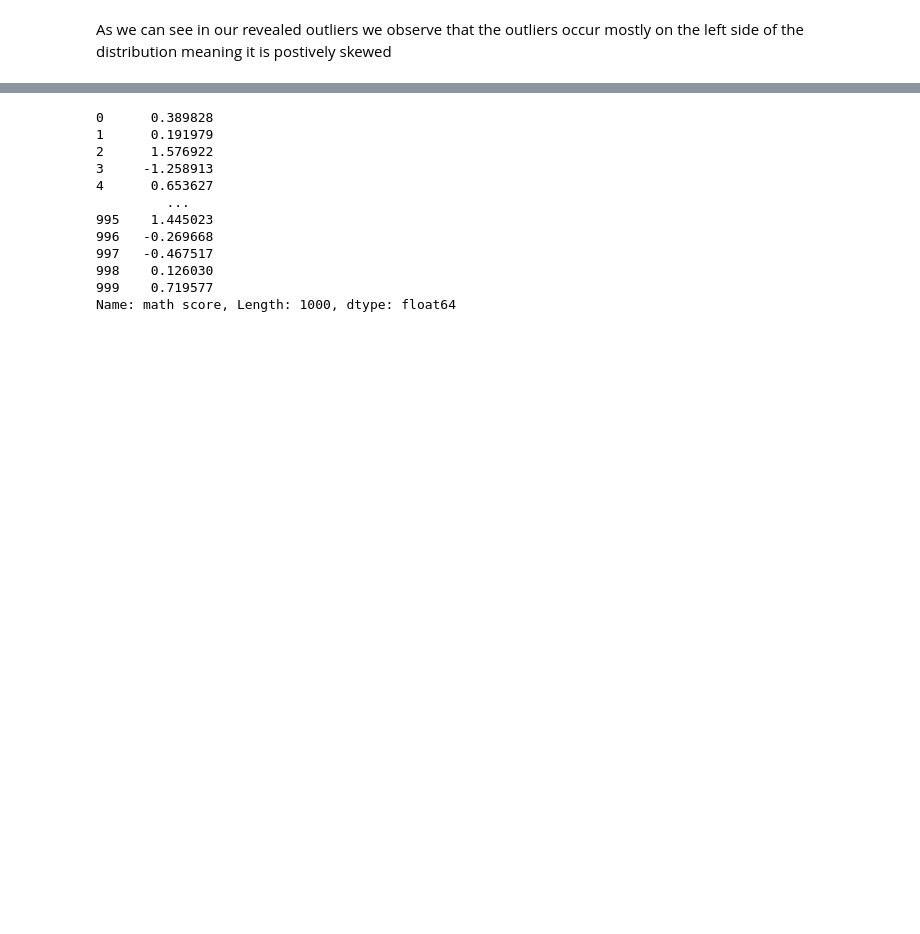
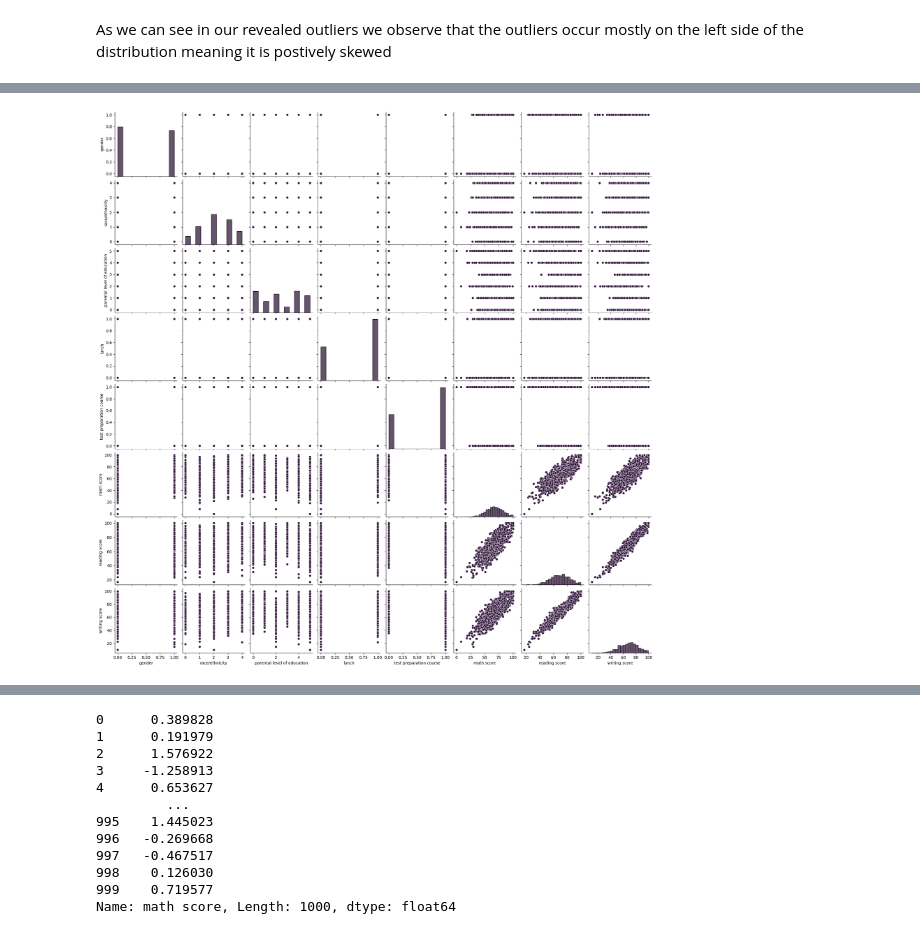
Before and after one commit to 08Aristodemus24/student-performance-eda, a Jupyter notebook: student-perfomance-in-exams-eda.ipynb, the cells around one changed output, grey strips where cells are left out. Drawn from its saved outputs; the diff is of its cells as text; code cells hidden in the pictures; blank space fills up the shorter version.

```diff
--- a/student-perfomance-in-exams-eda.ipynb
+++ b/student-perfomance-in-exams-eda.ipynb
@@ -269,3 +356,9 @@ gender
+# %%
+sb.set_palette('rocket')
+sb.pairplot(df)
+plt.show()
+# %% [output]
+[figure, added]
 # %% [markdown]
 ## Seeing both categorical and numerical features of the dataset, it can be deduced that:
 - in the numerical features there are indeed known outliers in which the rows which indeed contain these outliers can either be dropped/removed altogether as if it were a data point not worthy of our time
```
Also changed, not shown: parts of 22 cells of this notebook.
